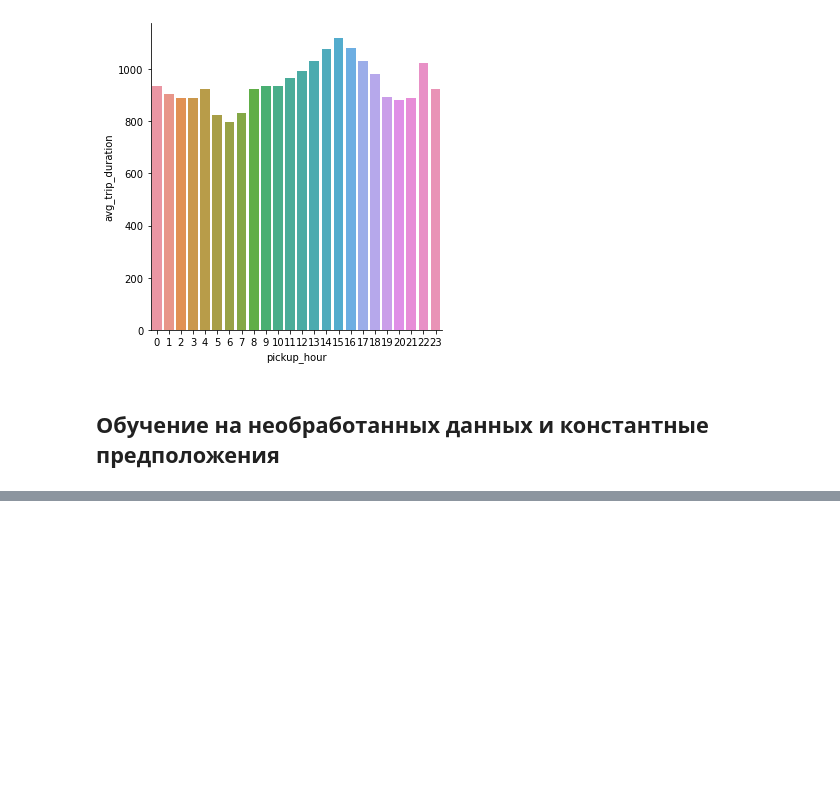
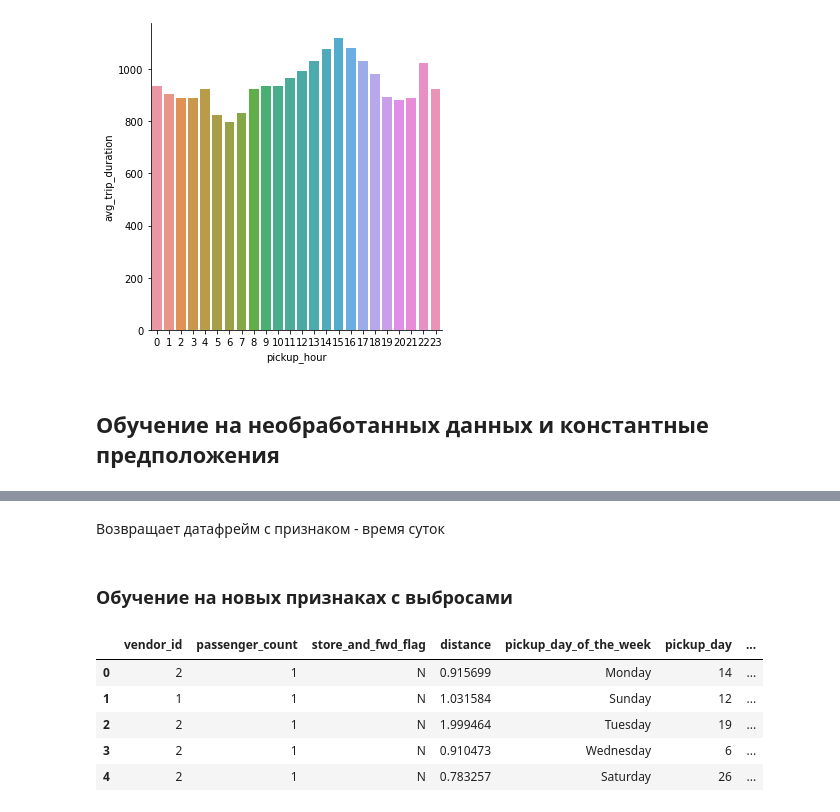
Before and after one commit to Yechyn/New_York_City_Taxi_Trip_Duration, a Jupyter notebook: Taxi_Trip_Duration.ipynb, the cells around one changed output, grey strips where cells are left out. Drawn from its saved outputs; the diff is of its cells as text; code cells hidden in the pictures; blank space fills up the shorter version.

```diff
--- a/Taxi_Trip_Duration.ipynb
+++ b/Taxi_Trip_Duration.ipynb
@@ -344,0 +394,7 @@ mean_squared_error(y1, np.median(y1) * np.ones(y1.shape), squared = False)
+# %%
+def day_of_month(df):
+    df = df.copy()
+
+    df['pickup_day'] = data_train['pickup_datetime'].apply(lambda x: x.day)
+
+    return df
@@ -344,0 +403,36 @@ mean_squared_error(y1, np.median(y1) * np.ones(y1.shape), squared = False)
+# %%
+def month(df):
+    df = df.copy()
+
+    df['pickup_month'] = data_train['pickup_datetime'].apply(lambda x: x.month)
+
+    return df
+# %% [markdown]
+Возвращает датафрейм с признаком - время суток
+# %%
+def hour_of_day(df):
+    df = df.copy()
+
+    df['pickup_hour'] = data_train['pickup_datetime'].apply(lambda x: x.hour)
+
+    return df
+# %% [markdown]
+### Обучение на новых признаках с выбросами
+# %%
+data_train = pd.read_csv('../nyc-taxi-trip-duration/train.csv')
+
+data_train,y = first_preprocessing(data_train)
+data_train = distance(data_train)
+data_train = day_of_week(data_train)
+data_train = day_of_month(data_train)
+data_train = hour_of_day(data_train)
+data_train = month(data_train)
+# %%
+data_train.head()
+# %% [output]
+|  | vendor_id | passenger_count | store_and_fwd_flag | distance | pickup_day_of_the_week | pickup_day | ... |
+| 0 | 2 | 1 | N | 0.915699 | Monday | 14 | ... |
+| 1 | 1 | 1 | N | 1.031584 | Sunday | 12 | ... |
+| 2 | 2 | 1 | N | 1.999464 | Tuesday | 19 | ... |
+| 3 | 2 | 1 | N | 0.910473 | Wednesday | 6 | ... |
+| 4 | 2 | 1 | N | 0.783257 | Saturday | 26 | ... |
```
Also changed, not shown: parts of 52 cells of this notebook.
